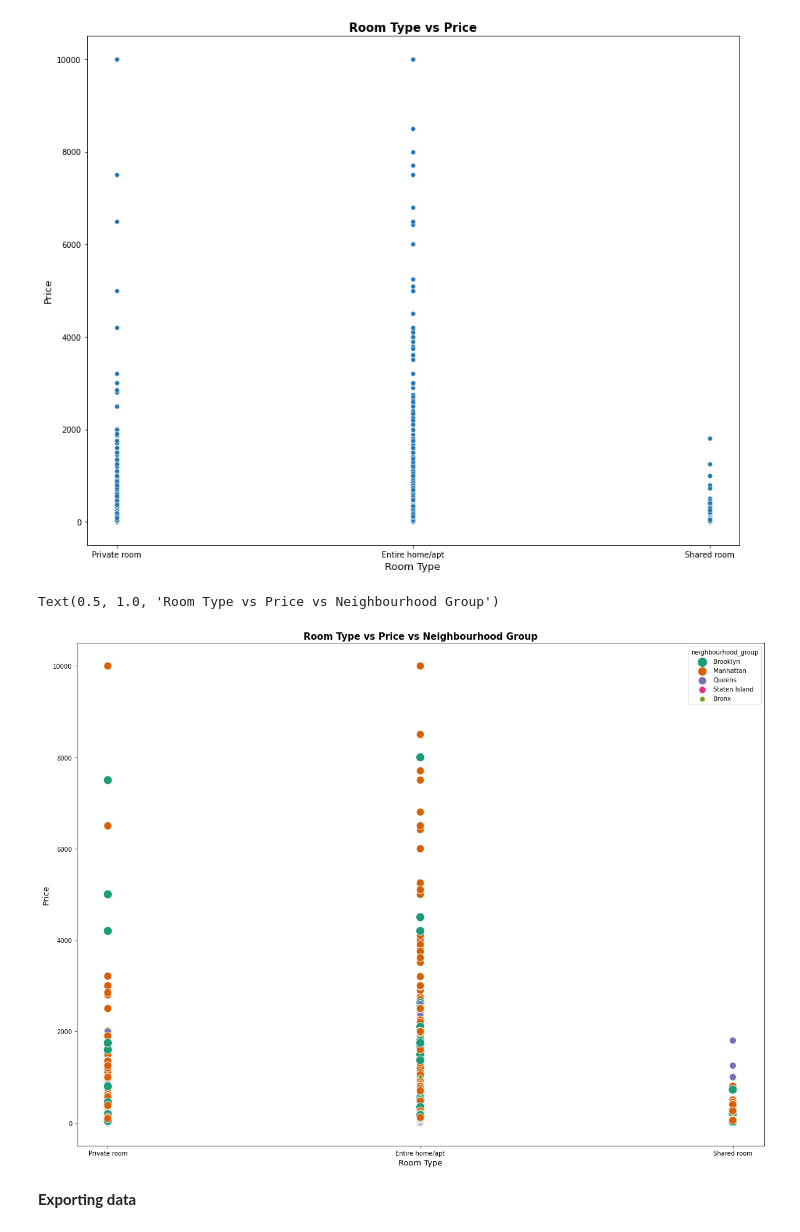
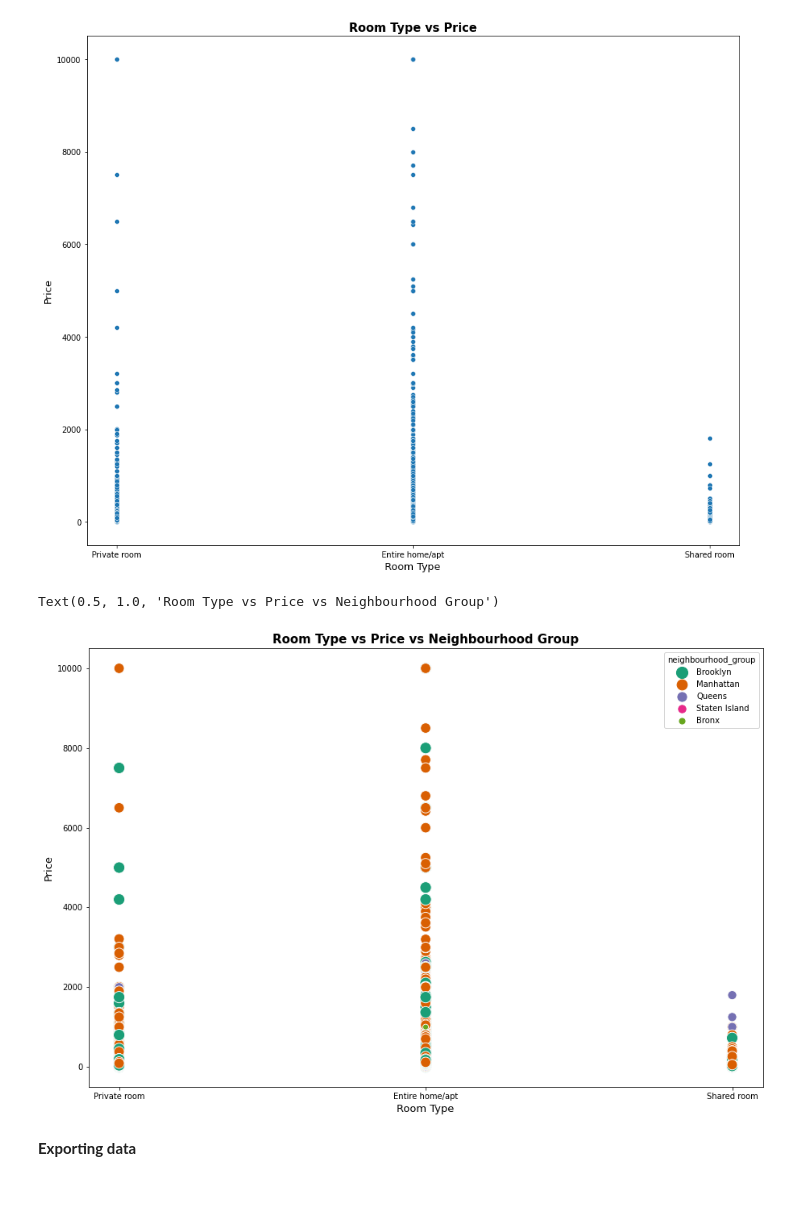
Before and after one commit to eshan-srivastava/dac-airbnb-project, a Jupyter notebook: notebooks/Data Cleaning.ipynb, the cells around one changed output. Saved outputs shown, nothing was run; the diff lists cells and outputs as text; code cells hidden in the pictures; blank space fills up the shorter version.

```diff
--- a/notebooks/Data Cleaning.ipynb
+++ b/notebooks/Data Cleaning.ipynb
@@ -93,4 +94,4 @@ dtype: int64
 # %%
 #dropping columns
 df_price = df1['price'].to_list
-df1= df1.drop(['name','id' ,'host_id','host_name', 'last_review'],axis=1)
+df1= df1.drop(['name', 'id', 'host_name', 'last_review'],axis=1,)
@@ -125,14 +177,14 @@ plt.title("Room Type vs Price",size=15, weight='bold')
 Text(0.5, 1.0, 'Room Type vs Price')
 [figure]
 # %%
-plt.figure(figsize=(20,15))
+plt.figure(figsize=(15,10))
 sns.scatterplot(x="room_type", y="price",
             hue="neighbourhood_group", size="neighbourhood_group",
             sizes=(50, 200), palette="Dark2", data=df1)
 
 plt.xlabel("Room Type", size=13)
 plt.ylabel("Price", size=13)
 plt.title("Room Type vs Price vs Neighbourhood Group",size=15, weight='bold')
 # %% [output]
 Text(0.5, 1.0, 'Room Type vs Price vs Neighbourhood Group')
-[figure, old version]
+[figure, new version]
```
Also changed, not shown: parts of 21 cells of this notebook.
